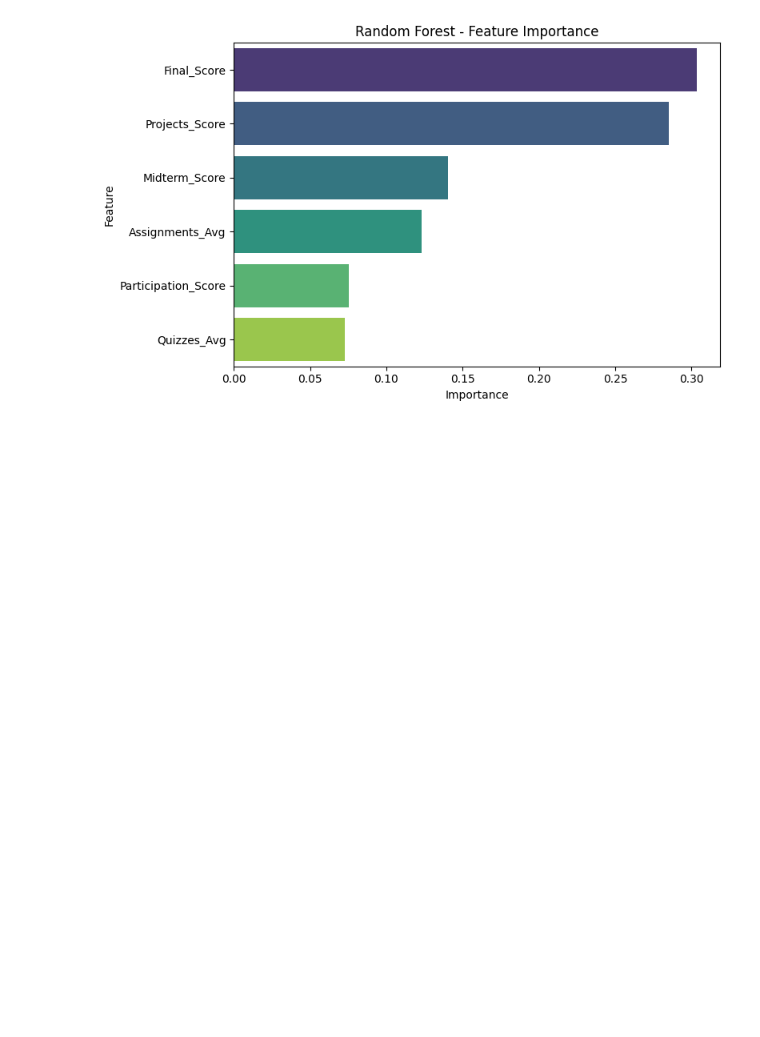
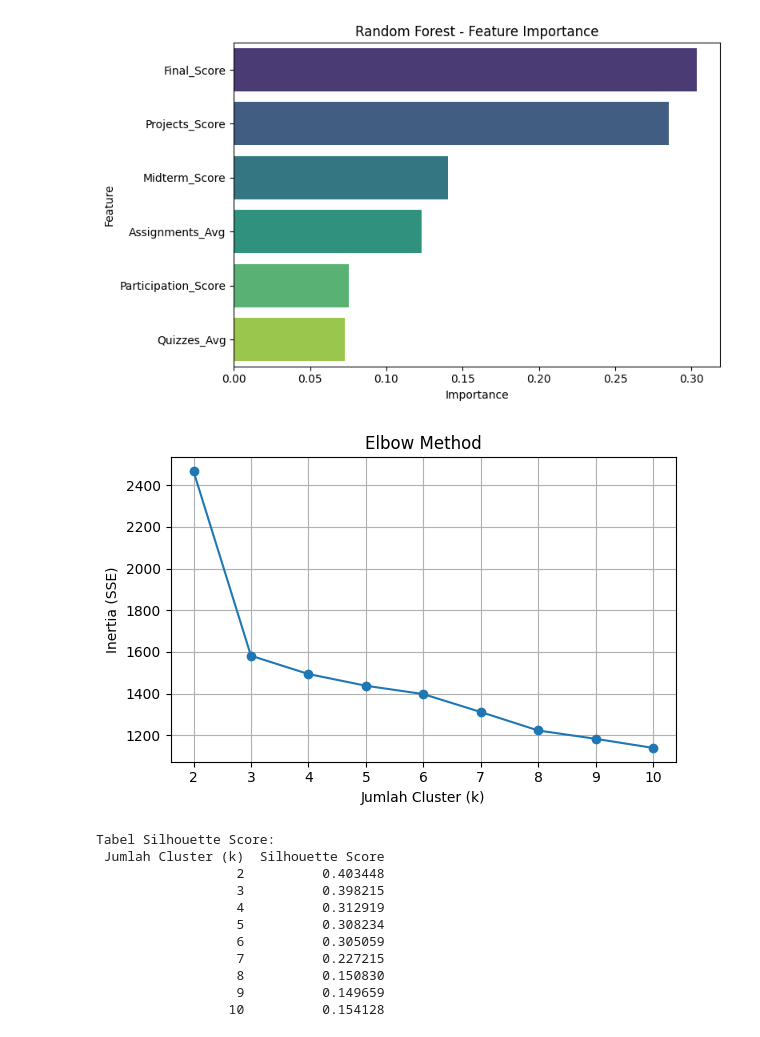
Before and after one commit to Nabilatams/Tubes-Damin, a Jupyter notebook: Tubes Damin/student_dataset/model/6_modeling_evaluation.ipynb, the cells around one changed output. Drawn from its saved outputs; the diff is of its cells as text; code cells hidden in the pictures; blank space fills up the shorter version.

```diff
--- a/Tubes Damin/student_dataset/model/6_modeling_evaluation.ipynb
+++ b/Tubes Damin/student_dataset/model/6_modeling_evaluation.ipynb
@@ -139,3 +139,55 @@ Passing `palette` without assigning `hue` is deprecated and will be removed in v
 
   sns.barplot(x='Importance', y='Feature', data=importance_df, palette='viridis')
 [figure]
+# %%
+# K-Means
+from sklearn.cluster import KMeans
+from sklearn.decomposition import PCA
+
+X_clust = df.drop(columns='Class')
+kmeans = KMeans(n_clusters=3, random_state=42)
+df['Cluster'] = kmeans.fit_predict(X_clust)
+# %%
+from sklearn.metrics import silhouette_score
+
+# Elbow & Silhouette
+inertias = []
+silhouette_scores = []
+K = range(2, 11)
+
+for k in K:
+    kmeans = KMeans(n_clusters=k, random_state=42)
+    labels = kmeans.fit_predict(X_clust)
+    inertias.append(kmeans.inertia_)
+    silhouette_scores.append(silhouette_score(X_clust, labels))
+
+# Plot Elbow
+plt.figure(figsize=(6, 4))
+plt.plot(K, inertias, marker='o')
+plt.title("Elbow Method")
+plt.xlabel("Jumlah Cluster (k)")
+plt.ylabel("Inertia (SSE)")
+plt.grid(True)
+plt.tight_layout()
+plt.show()
+
+# Tampilkan hasil silhouette
+results_df = pd.DataFrame({
+    "Jumlah Cluster (k)": list(K),
+    "Silhouette Score": silhouette_scores
+})
+print("\nTabel Silhouette Score:")
+print(results_df.to_string(index=False))
+# %% [output]
+[figure, added]
+Tabel Silhouette Score:
+ Jumlah Cluster (k)  Silhouette Score
+                  2          0.403448
+                  3          0.398215
+                  4          0.312919
+                  5          0.308234
+                  6          0.305059
+                  7          0.227215
+                  8          0.150830
+                  9          0.149659
+                 10          0.154128
```
Also changed, not shown: parts of 3 cells of this notebook, 10 other files.
